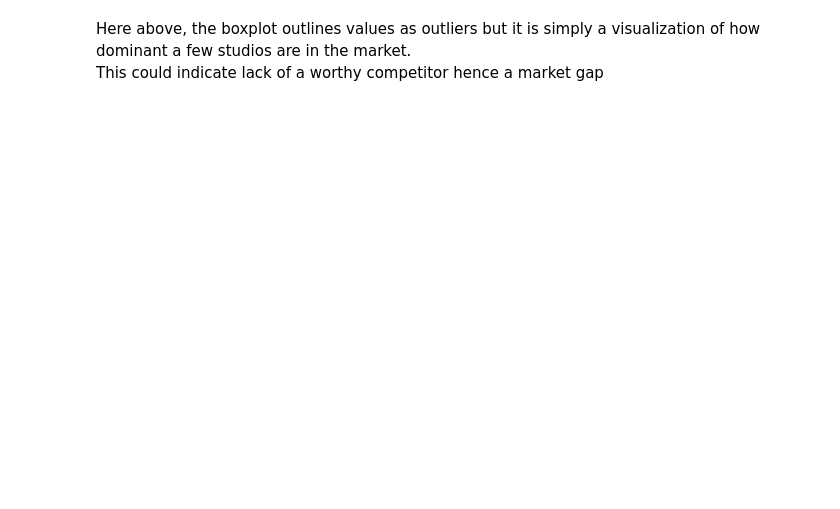
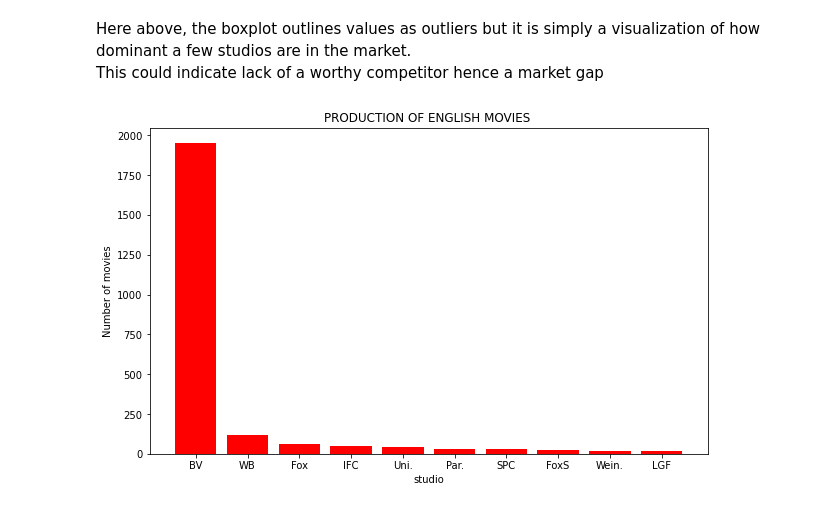
Before and after one commit to TyrionCodister/movie-dataset-analysis, a Jupyter notebook: student data proj.ipynb, the cells around one changed output. Saved outputs shown, nothing was run; the diff lists cells and outputs as text; code cells hidden in the pictures; blank space fills up the shorter version.

```diff
--- a/student data proj.ipynb
+++ b/student data proj.ipynb
@@ -797,4 +807,16 @@ sns.boxplot(x = bom_movie_gross['studio'].value_counts())
 # %% [markdown]
 Here above, the boxplot outlines values as outliers but it is simply a visualization of how dominant a few studios are in the market.
 This could indicate lack of a worthy competitor hence a market gap
+# %%
+#We want to use a bar graph to check on the general production of english movies without considering other factors like the popularity of the produced movies
+
+Studios_figure, ax = plt.subplots(figsize=(10, 6))
+ax.bar(top_10_studios, merged_df['original_language'].value_counts()[0:10],  color = 'red')
+
+ax.set_title('PRODUCTION OF ENGLISH MOVIES ')
+ax.set_ylabel('Number of movies')
+ax.set_xlabel('studio')
+plt.show()
+# %% [output]
+[figure, added]
 # %% [markdown]
```
Also changed, not shown: parts of 18 cells of this notebook.
